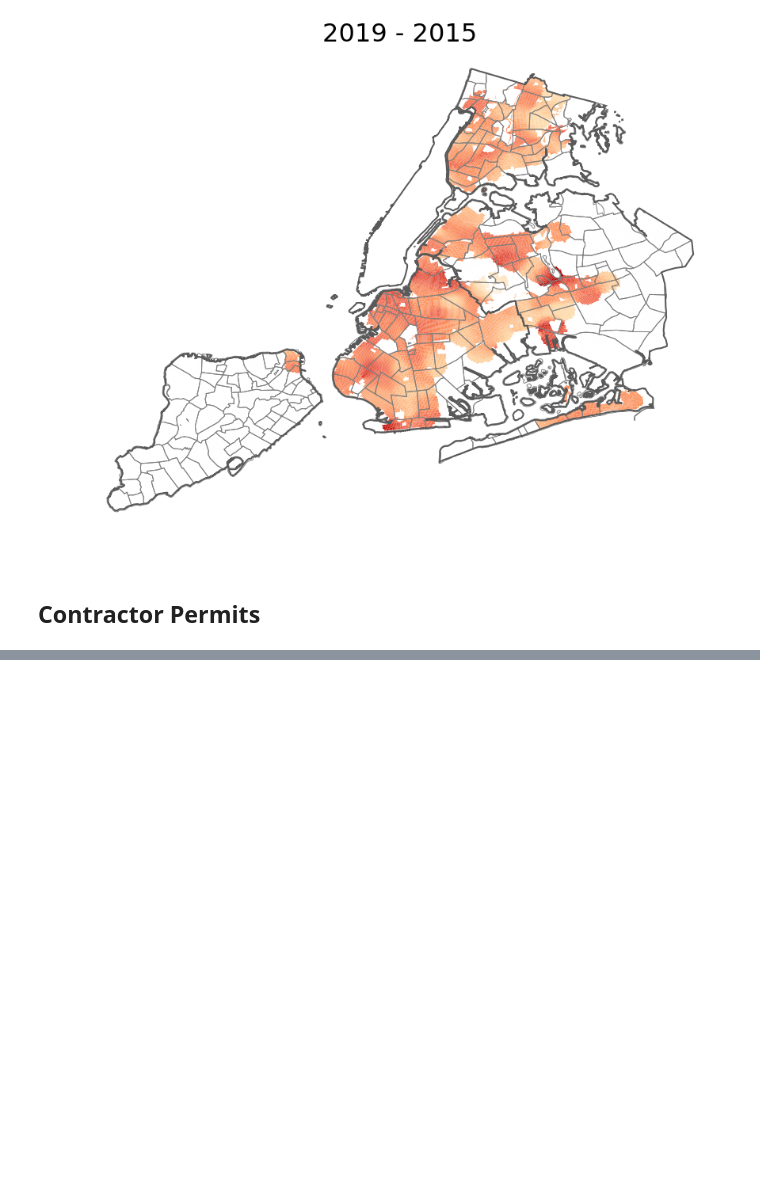
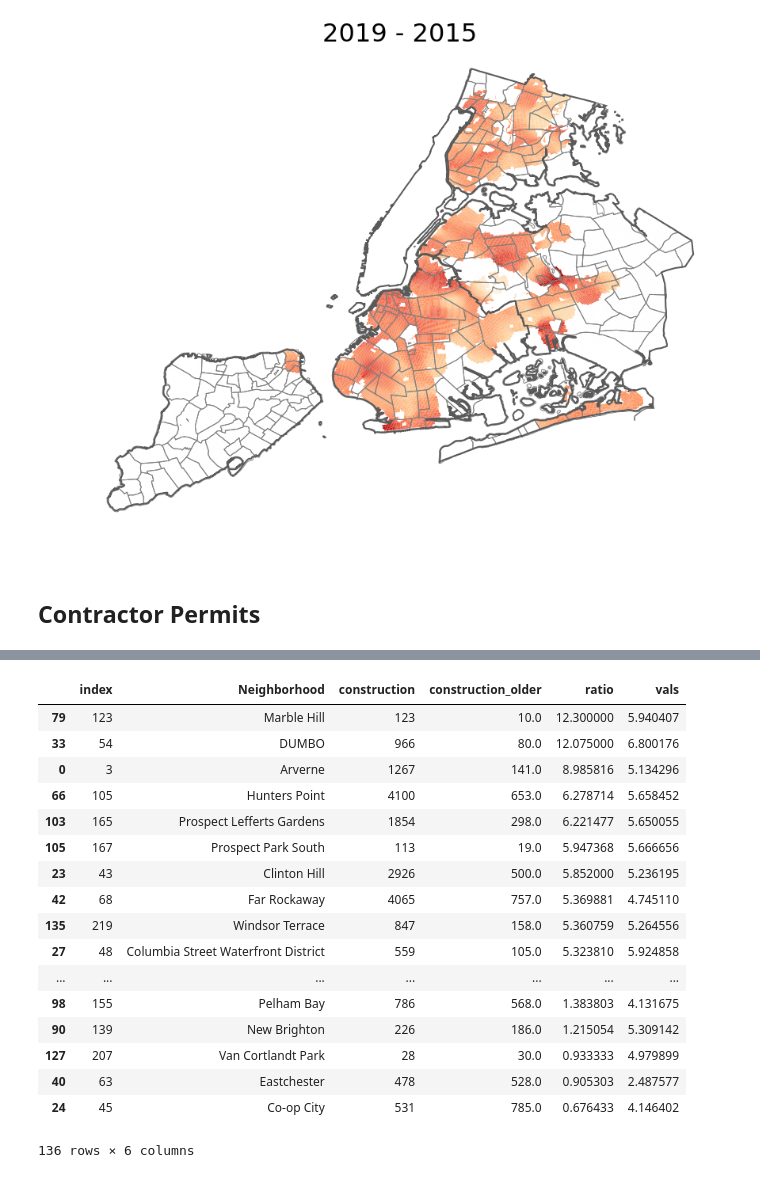
Before and after one commit to Ritella/NYCLocale, a Jupyter notebook: Project4.ipynb, the cells around one changed output, grey strips where cells are left out. Saved outputs shown, nothing was run; the diff lists cells and outputs as text; code cells hidden in the pictures; blank space fills up the shorter version.

```diff
--- a/Project4.ipynb
+++ b/Project4.ipynb
@@ -535,0 +600,21 @@ matplotlib.pyplot.scatter(merged_df.construction, merged_df.vals)
+# %%
+merged_df.sort_values(by=['ratio'], ascending=False)
+# %% [output]
+|  | index | Neighborhood | construction | construction_older | ratio | vals |
+| 79 | 123 | Marble Hill | 123 | 10.0 | 12.300000 | 5.940407 |
+| 33 | 54 | DUMBO | 966 | 80.0 | 12.075000 | 6.800176 |
+| 0 | 3 | Arverne | 1267 | 141.0 | 8.985816 | 5.134296 |
+| 66 | 105 | Hunters Point | 4100 | 653.0 | 6.278714 | 5.658452 |
+| 103 | 165 | Prospect Lefferts Gardens | 1854 | 298.0 | 6.221477 | 5.650055 |
+| 105 | 167 | Prospect Park South | 113 | 19.0 | 5.947368 | 5.666656 |
+| 23 | 43 | Clinton Hill | 2926 | 500.0 | 5.852000 | 5.236195 |
+| 42 | 68 | Far Rockaway | 4065 | 757.0 | 5.369881 | 4.745110 |
+| 135 | 219 | Windsor Terrace | 847 | 158.0 | 5.360759 | 5.264556 |
+| 27 | 48 | Columbia Street Waterfront District | 559 | 105.0 | 5.323810 | 5.924858 |
+| ... | ... | ... | ... | ... | ... | ... |
+| 98 | 155 | Pelham Bay | 786 | 568.0 | 1.383803 | 4.131675 |
+| 90 | 139 | New Brighton | 226 | 186.0 | 1.215054 | 5.309142 |
+| 127 | 207 | Van Cortlandt Park | 28 | 30.0 | 0.933333 | 4.979899 |
+| 40 | 63 | Eastchester | 478 | 528.0 | 0.905303 | 2.487577 |
+| 24 | 45 | Co-op City | 531 | 785.0 | 0.676433 | 4.146402 |
+136 rows × 6 columns
```
Also changed, not shown: parts of 10 cells of this notebook.
